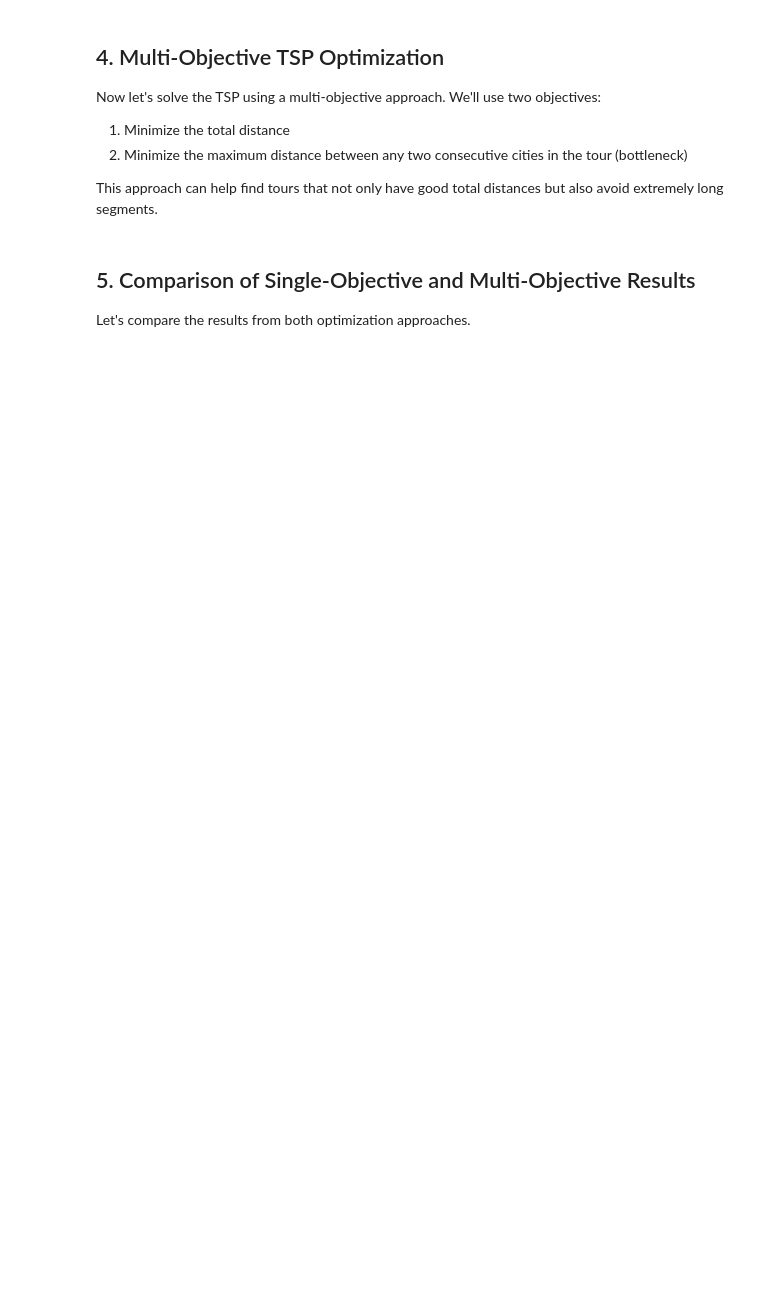
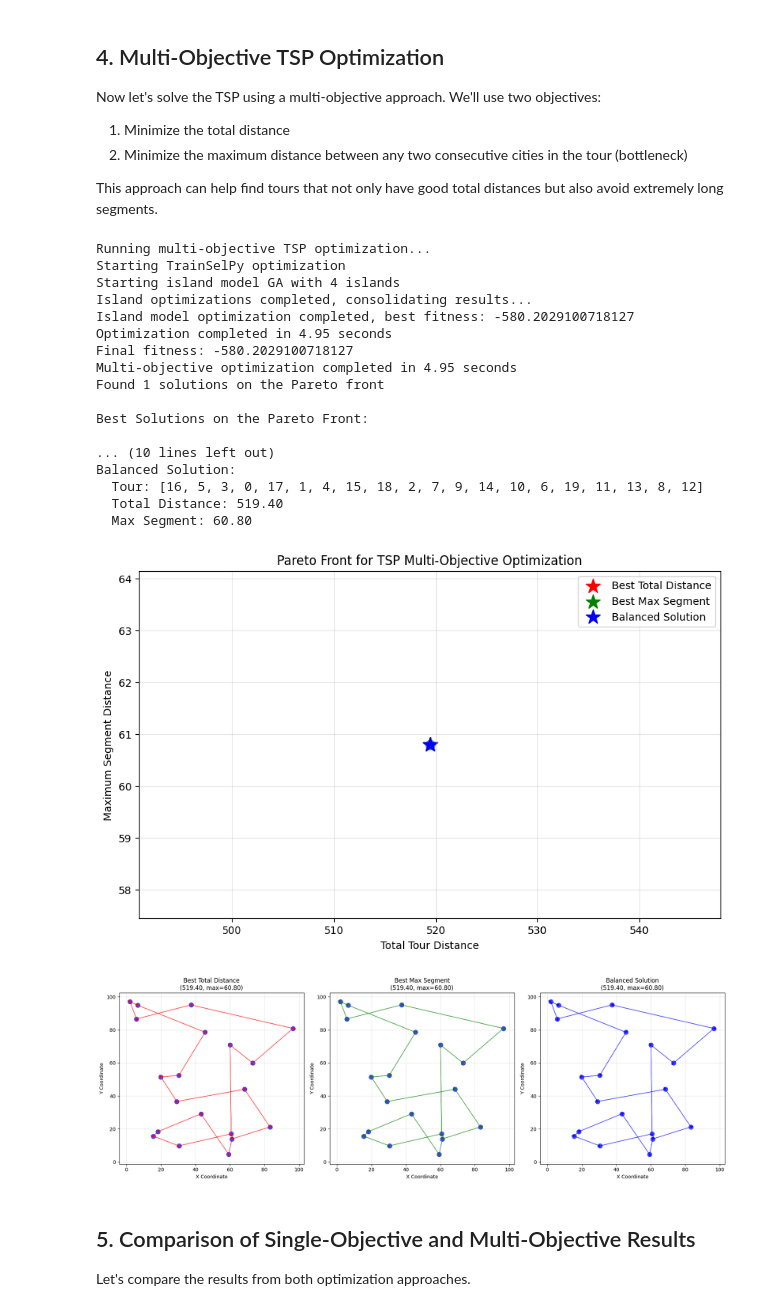
Before and after one commit to denizakdemir/trainselpy, a Jupyter notebook: examples/traveling_salesman_problem.ipynb, the cells around one changed output. Drawn from its saved outputs; the diff is of its cells as text; code cells hidden in the pictures; blank space fills up the shorter version.

```diff
--- a/examples/traveling_salesman_problem.ipynb
+++ b/examples/traveling_salesman_problem.ipynb
@@ -366,6 +394,9 @@ if result_moo.pareto_front:
     titles = [f"Best Total Distance\n({total_distances[best_total_idx]:.2f}, max={max_segments[best_total_idx]:.2f})",
               f"Best Max Segment\n({total_distances[best_segment_idx]:.2f}, max={max_segments[best_segment_idx]:.2f})",
               f"Balanced Solution\n({total_distances[balanced_idx]:.2f}, max={max_segments[balanced_idx]:.2f})"]
+    distance_matrix = tsp_instance['distance_matrix']
+    coords = tsp_instance['city_coords']
+    city_names = tsp_instance['city_names']
 
     for i, (ax, tour, title) in enumerate(zip(axes, tours, titles)):
         # Plot cities
@@ -379,33 +410,53 @@ if result_moo.pareto_front:
             # Get segment distance
             segment_distance = distance_matrix[from_city, to_city]
 
             # Determine color based on distance (red for longer segments)
             if i == 0:  # Best total distance solution
                 color = 'red'
                 width = 1
             elif i == 1:  # Best max segment solution
                 color = 'green'
                 width = 1
             else:  # Balanced solution
                 color = 'blue'
                 width = 1
 
             # Draw arrow
             ax.arrow(coords[from_city, 0], coords[from_city, 1],
                     coords[to_city, 0] - coords[from_city, 0],
                     coords[to_city, 1] - coords[from_city, 1],
                     head_width=1.5, head_length=1.5, fc=color, ec=color, alpha=0.7, linewidth=width)
 
         # Add title
         ax.set_title(title)
         ax.set_xlabel("X Coordinate")
         ax.set_ylabel("Y Coordinate")
         ax.grid(alpha=0.3)
 
     plt.tight_layout()
     plt.show()
 else:
     print("No Pareto front found.")
+# %% [output]
+Running multi-objective TSP optimization...
+Starting TrainSelPy optimization
+Starting island model GA with 4 islands
+Island optimizations completed, consolidating results...
+Island model optimization completed, best fitness: -580.2029100718127
+Optimization completed in 4.95 seconds
+Final fitness: -580.2029100718127
+Multi-objective optimization completed in 4.95 seconds
+Found 1 solutions on the Pareto front
+
+Best Solutions on the Pareto Front:
+
+... (10 lines left out)
+Balanced Solution:
+  Tour: [16, 5, 3, 0, 17, 1, 4, 15, 18, 2, 7, 9, 14, 10, 6, 19, 11, 13, 8, 12]
+  Total Distance: 519.40
+  Max Segment: 60.80
+[figure, added]
+[figure, added]
 # %% [markdown]
 ## 5. Comparison of Single-Objective and Multi-Objective Results
 
```
Also changed, not shown: parts of 4 cells of this notebook, 40 other files.
